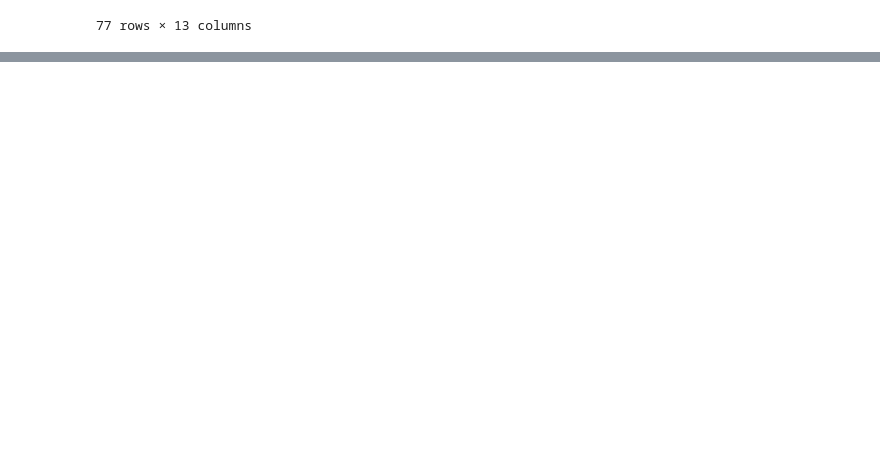
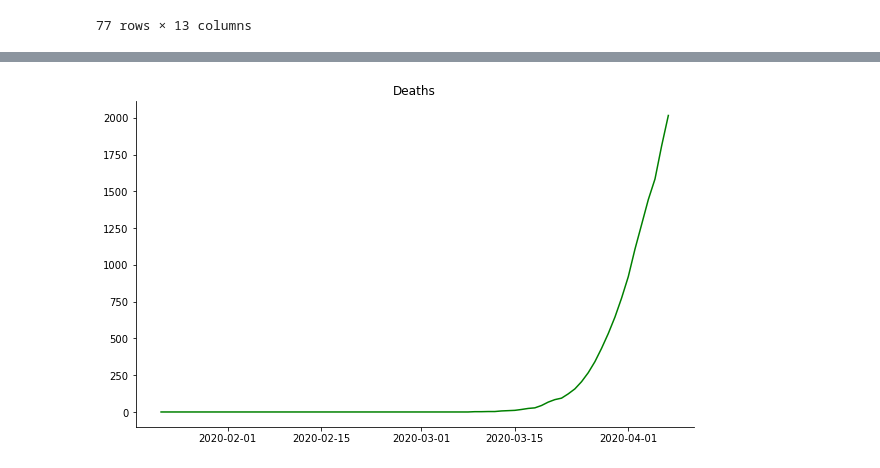
Before and after one commit to BitaNajd/DATA-THIEVES-COVID19, a Jupyter notebook: WiP/Bita/Read-Who-json-file.ipynb, the cells around one changed output, grey strips where cells are left out. Saved outputs shown, nothing was run; the diff lists cells and outputs as text; code cells hidden in the pictures; blank space fills up the shorter version.

```diff
--- a/WiP/Bita/Read-Who-json-file.ipynb
+++ b/WiP/Bita/Read-Who-json-file.ipynb
@@ -42,0 +44,14 @@ plt.scatter(df_who_Germany['Date'], df_who_Germany['Confirmed'])
+# %%
+fig, ax = plt.subplots(figsize=(10,6))
+
+ax.plot(df_who_Germany['Date'],
+        df_who_Germany['Deaths'],
+        color="g");
+ax.set_title("Deaths");
+#ax.set_xlim((pd.to_datetime("2017-01-01"), pd.to_datetime("2017-12-01")));
+#ax.set_ylim((100000,1000000));
+ax.spines["top"].set_visible(False);
+ax.spines["right"].set_visible(False);
+#ax.set_facecolor("r");
+# %% [output]
+[figure, added]
```
Also changed, not shown: parts of 39 cells of this notebook, 15 other files.
